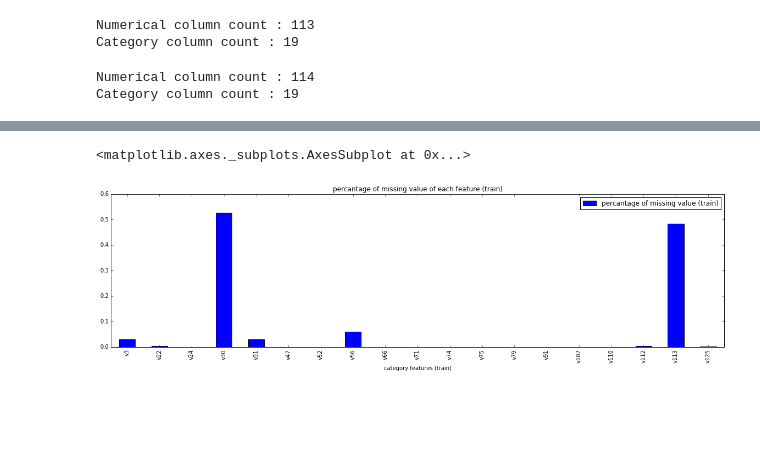
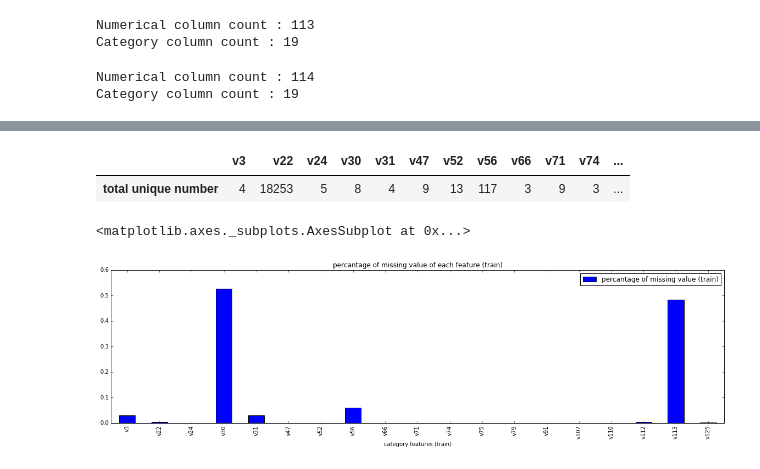
Before and after one commit to Iolaum/Gauss, a Jupyter notebook: report/explore1.ipynb, the cells around one changed output, grey strips where cells are left out. Saved outputs shown, nothing was run; the diff lists cells and outputs as text; code cells hidden in the pictures; blank space fills up the shorter version.

```diff
--- a/report/explore1.ipynb
+++ b/report/explore1.ipynb
@@ -104,0 +139,8 @@ fig2.savefig('plot_de3b.pdf')
+# %%
+"look at charcter features"
+name=[]
+value=[]
+for col in  test_char:
+    print(col+" : " +str(len(test_char[col].unique())))
+    name.append(col)
+    value.append(len(test_char[col].unique()))
@@ -105,3 +167,9 @@ fig2.savefig('plot_de3b.pdf')
+# %%
+pd.DataFrame.from_items([('total unique number', value)],
+                           orient='index', columns=name)
+# %% [output]
+|  | v3 | v22 | v24 | v30 | v31 | v47 | v52 | v56 | v66 | v71 | v74 | ... |
+| total unique number | 4 | 18253 | 5 | 8 | 4 | 9 | 13 | 117 | 3 | 9 | 3 | ... |
 # %%
 nullvalues = [float((train_char[col].isnull().sum()))/len(train_char[col])
               for col in train_char.columns.values]
```
Also changed, not shown: parts of 3 cells of this notebook, 6 other files.
